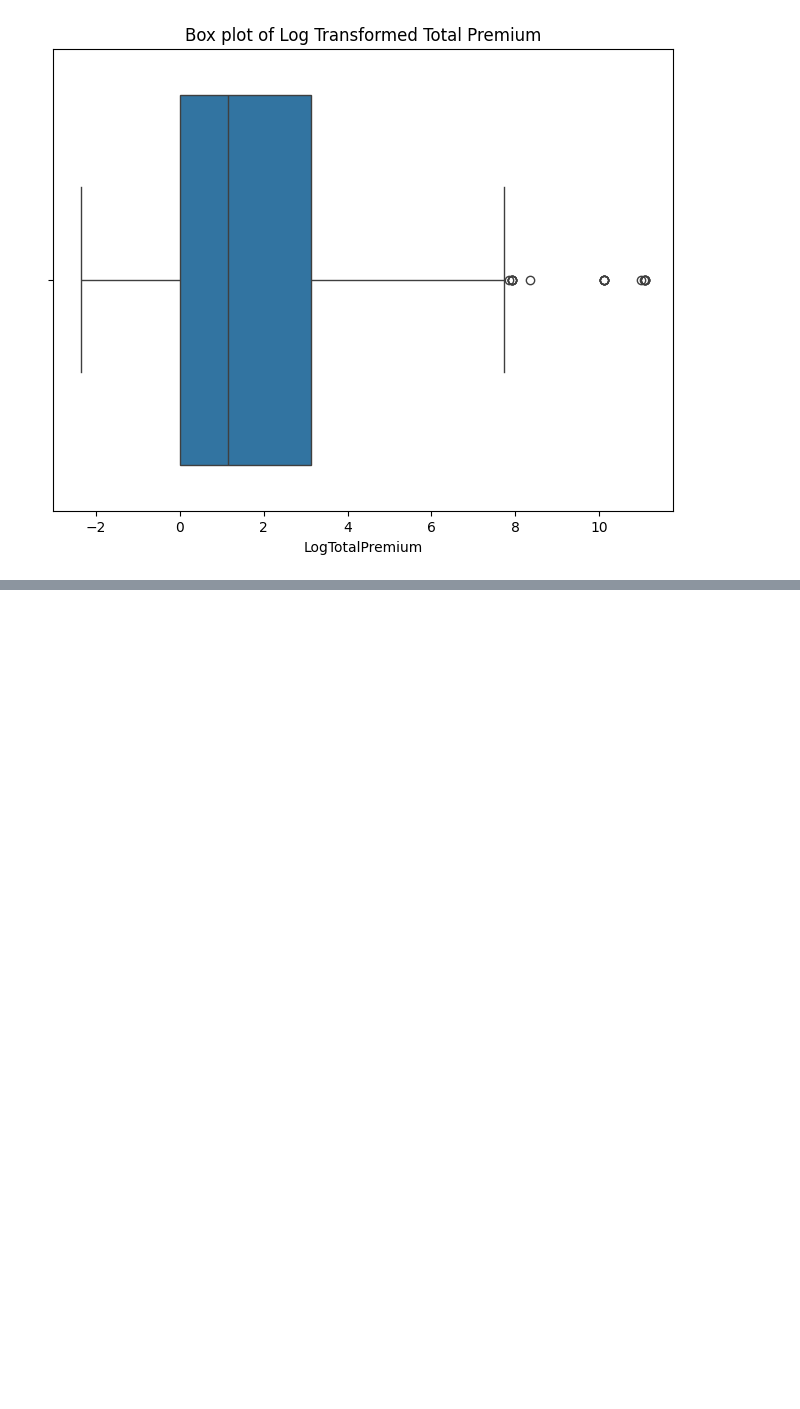
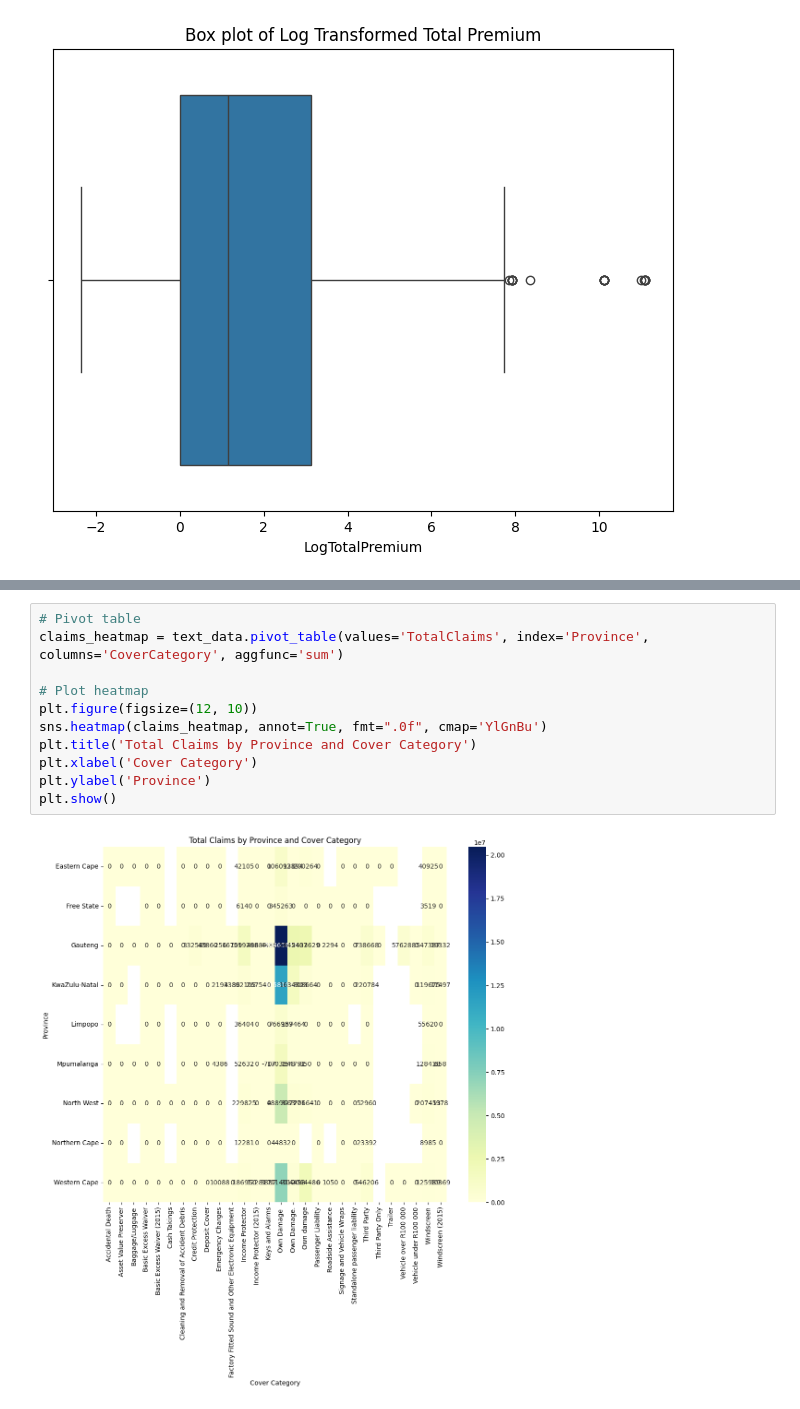
Before and after one commit to EstifanosTeklay/ACISInsuranceAnalytics, a Jupyter notebook: notebooks/ACISEda.ipynb, the cells around one changed output, grey strips where cells are left out. Saved outputs shown, nothing was run; the diff lists cells and outputs as text; blank space fills up the shorter version.

```diff
--- a/notebooks/ACISEda.ipynb
+++ b/notebooks/ACISEda.ipynb
@@ -344,0 +359,13 @@ plt.show()
+# %%
+# Pivot table
+claims_heatmap = text_data.pivot_table(values='TotalClaims', index='Province', columns='CoverCategory', aggfunc='sum')
+
+# Plot heatmap
+plt.figure(figsize=(12, 10))
+sns.heatmap(claims_heatmap, annot=True, fmt=".0f", cmap='YlGnBu')
+plt.title('Total Claims by Province and Cover Category')
+plt.xlabel('Cover Category')
+plt.ylabel('Province')
+plt.show()
+# %% [output]
+[figure, added]
```
Also changed, not shown: parts of 3 cells of this notebook.
